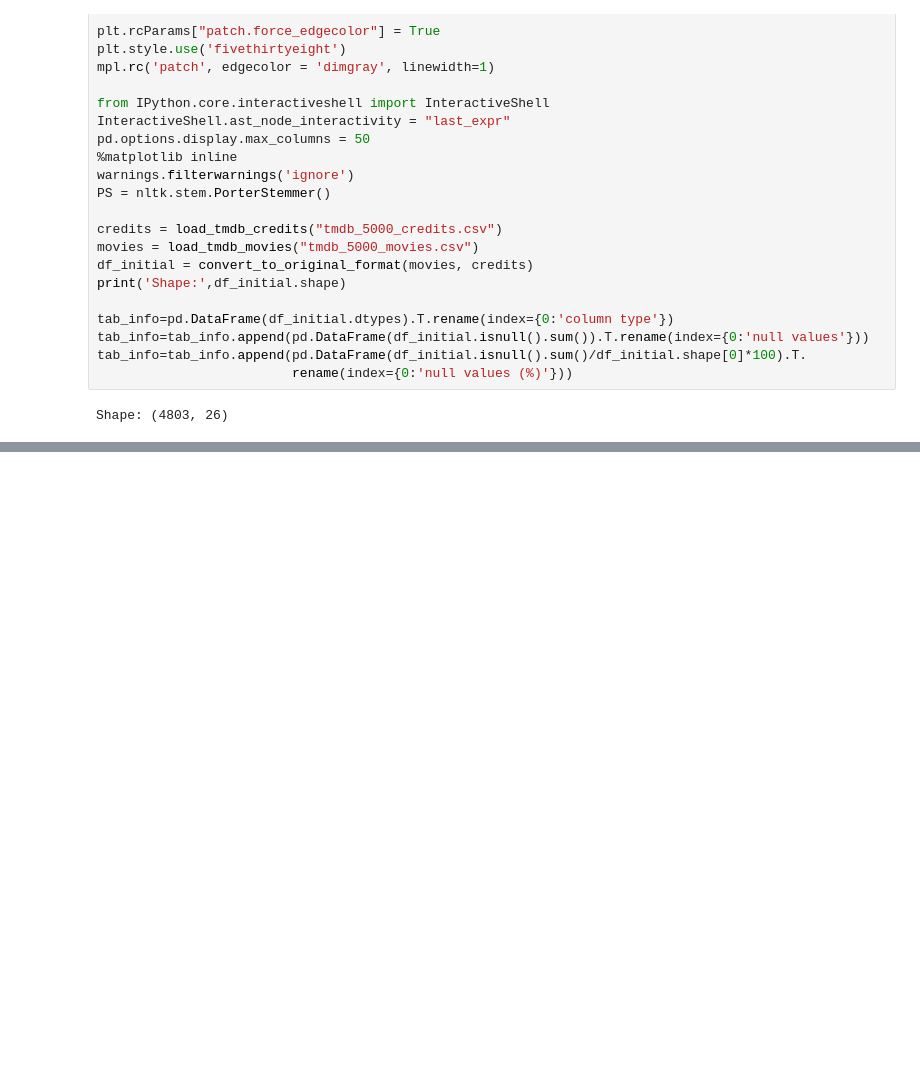
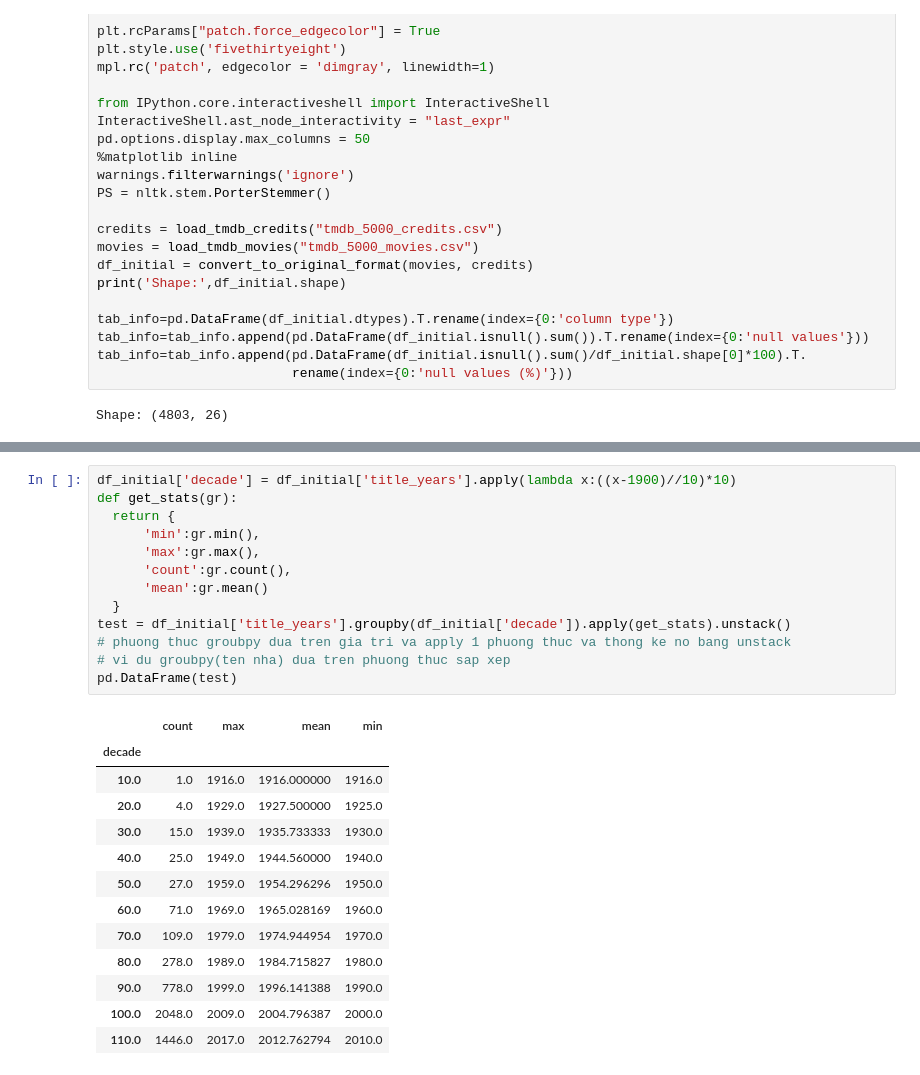
Before and after one commit to redman157/HocML, a Jupyter notebook: colaborative-filtering.ipynb, the cells around one changed output, grey strips where cells are left out. Saved outputs shown, nothing was run; the diff lists cells and outputs as text; blank space fills up the shorter version.

```diff
--- a/colaborative-filtering.ipynb
+++ b/colaborative-filtering.ipynb
@@ -286,0 +294,27 @@ ratings.sort_values('number_of_ratings', ascending=False).head(10)
+# %%
+df_initial['decade'] = df_initial['title_years'].apply(lambda x:((x-1900)//10)*10)
+def get_stats(gr):
+  return {
+      'min':gr.min(),
+      'max':gr.max(),
+      'count':gr.count(),
+      'mean':gr.mean()
+  }
+test = df_initial['title_years'].groupby(df_initial['decade']).apply(get_stats).unstack()
+# phuong thuc groubpy dua tren gia tri va apply 1 phuong thuc va thong ke no bang unstack
+# vi du groubpy(ten nha) dua tren phuong thuc sap xep
+pd.DataFrame(test)
+# %% [output]
+|  | count | max | mean | min |
+| decade |  |  |  |  |
+| 10.0 | 1.0 | 1916.0 | 1916.000000 | 1916.0 |
+| 20.0 | 4.0 | 1929.0 | 1927.500000 | 1925.0 |
+| 30.0 | 15.0 | 1939.0 | 1935.733333 | 1930.0 |
+| 40.0 | 25.0 | 1949.0 | 1944.560000 | 1940.0 |
+| 50.0 | 27.0 | 1959.0 | 1954.296296 | 1950.0 |
+| 60.0 | 71.0 | 1969.0 | 1965.028169 | 1960.0 |
+| 70.0 | 109.0 | 1979.0 | 1974.944954 | 1970.0 |
+| 80.0 | 278.0 | 1989.0 | 1984.715827 | 1980.0 |
+| 90.0 | 778.0 | 1999.0 | 1996.141388 | 1990.0 |
+| 100.0 | 2048.0 | 2009.0 | 2004.796387 | 2000.0 |
+| 110.0 | 1446.0 | 2017.0 | 2012.762794 | 2010.0 |
```
Also changed, not shown: parts of 21 cells of this notebook.
